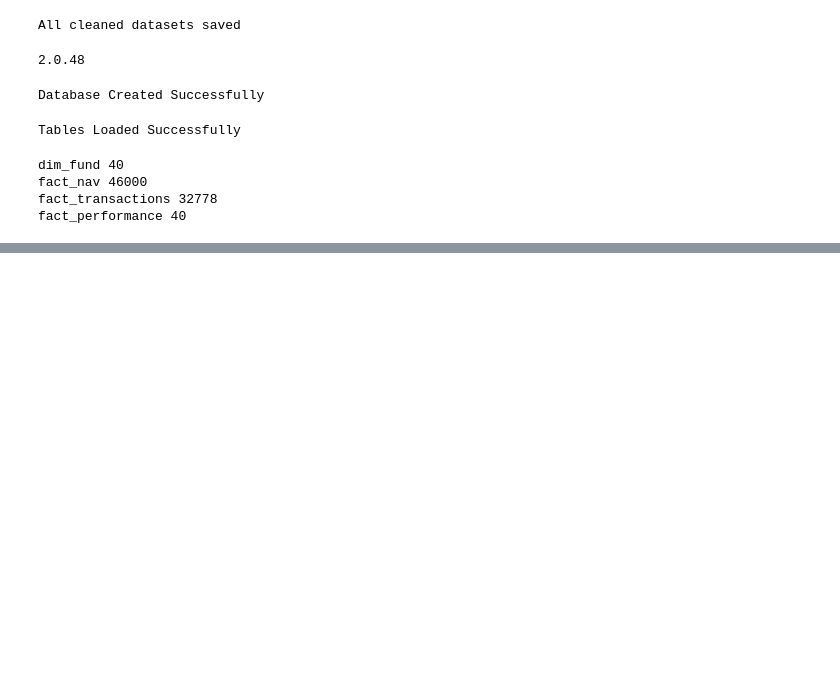
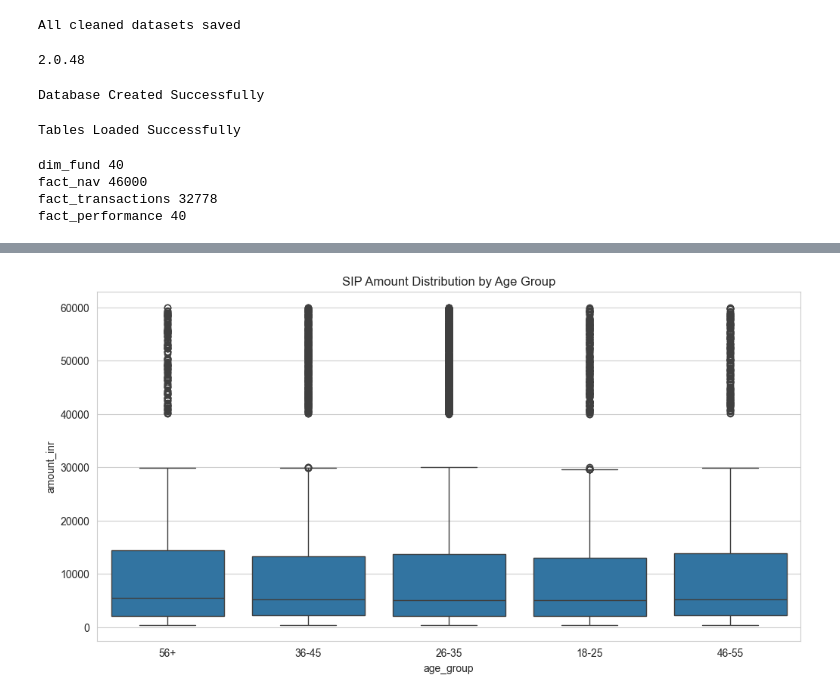
Before and after one commit to Karan820-da/Mutual_Fund_Capstone_Project, a Jupyter notebook: Notebooks/Mutual_Fund_Capstone_Project.ipynb, the cells around one changed output, grey strips where cells are left out. Saved outputs shown, nothing was run; the diff lists cells and outputs as text; code cells hidden in the pictures; blank space fills up the shorter version.

```diff
--- a/Notebooks/Mutual_Fund_Capstone_Project.ipynb
+++ b/Notebooks/Mutual_Fund_Capstone_Project.ipynb
@@ -658,0 +785,17 @@ fact_performance 40
+# %%
+sip_txn = transactions[
+    transactions["transaction_type"]=="SIP"
+]
+
+plt.figure(figsize=(12,6))
+
+sns.boxplot(
+    data=sip_txn,
+    x="age_group",
+    y="amount_inr"
+)
+
+plt.title("SIP Amount Distribution by Age Group")
+plt.show()
+# %% [output]
+[figure, added]
```
Also changed, not shown: parts of 37 cells of this notebook, 5 other files.
